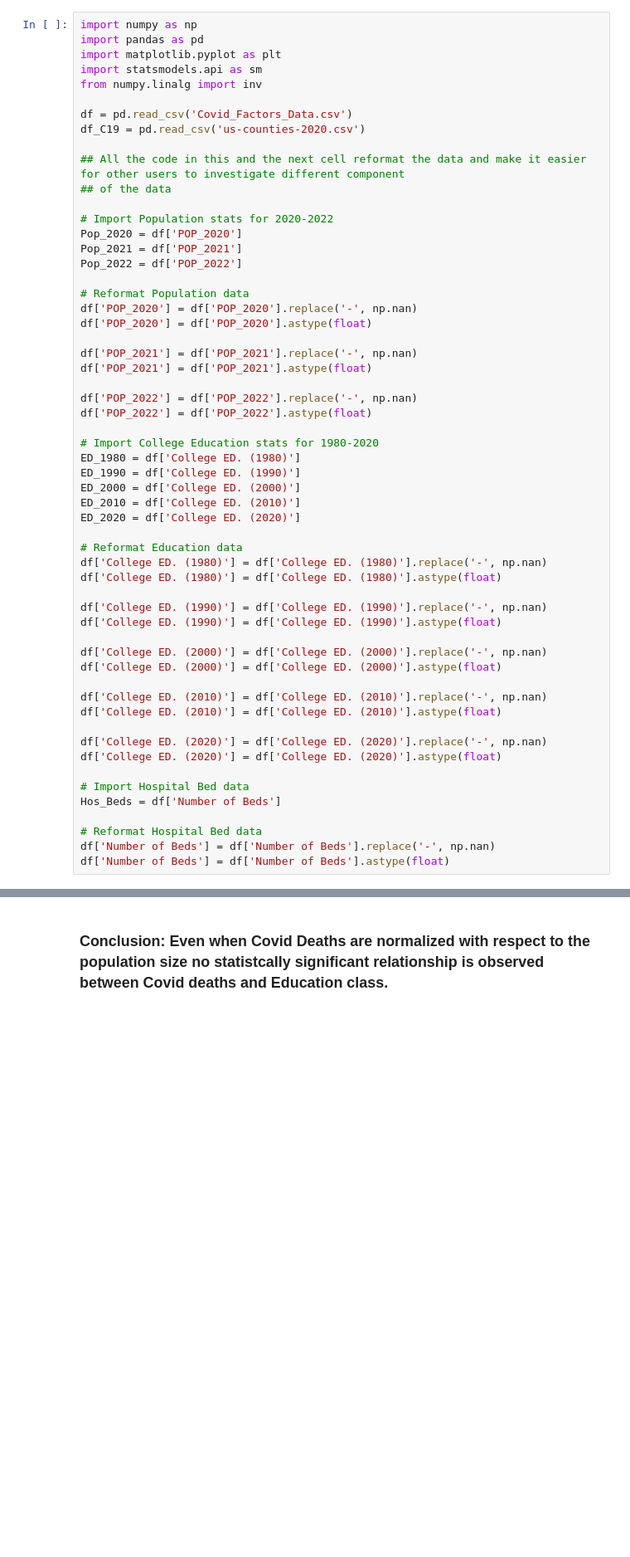
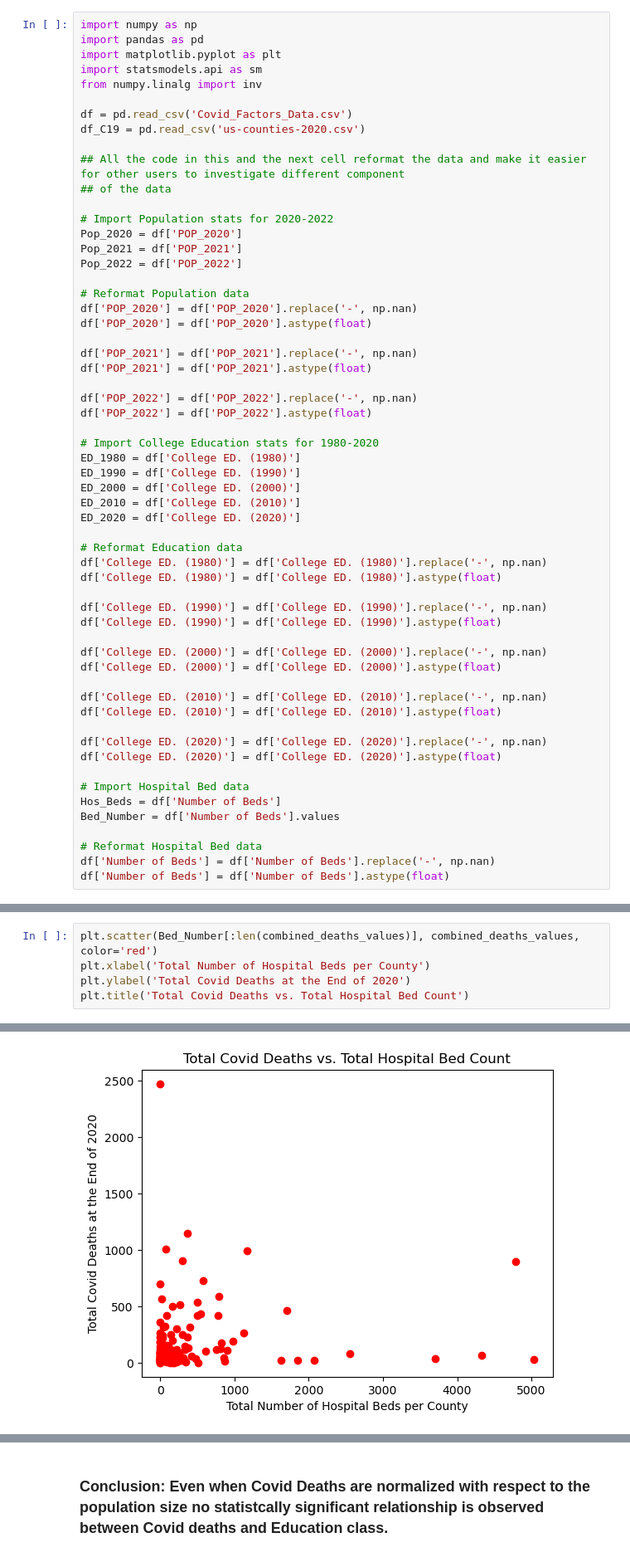
Before and after one commit to cag325/Project1, a Jupyter notebook: Covid_Analysis_Final.ipynb, the cells around one changed output, grey strips where cells are left out. Shown at 83% size. Drawn from its saved outputs; the diff is of its cells as text; blank space fills up the shorter version.

```diff
--- a/Covid_Analysis_Final.ipynb
+++ b/Covid_Analysis_Final.ipynb
@@ -51,6 +51,7 @@ df['College ED. (2020)'] = df['College ED. (2020)'].astype(float)
 
 # Import Hospital Bed data
 Hos_Beds = df['Number of Beds']
+Bed_Number = df['Number of Beds'].values
 
 # Reformat Hospital Bed data
 df['Number of Beds'] = df['Number of Beds'].replace('-', np.nan)
@@ -112,0 +140,6 @@ Name: deaths, Length: 89, dtype: float64
+# %%
+plt.scatter(Bed_Number[:len(combined_deaths_values)], combined_deaths_values,  color='red')
+plt.xlabel('Total Number of Hospital Beds per County')
+plt.ylabel('Total Covid Deaths at the End of 2020')
+plt.title('Total Covid Deaths vs. Total Hospital Bed Count')
+# %% [output]
@@ -112,0 +147 @@ Name: deaths, Length: 89, dtype: float64
+[figure, added]
```
Also changed, not shown: parts of 10 cells of this notebook.
